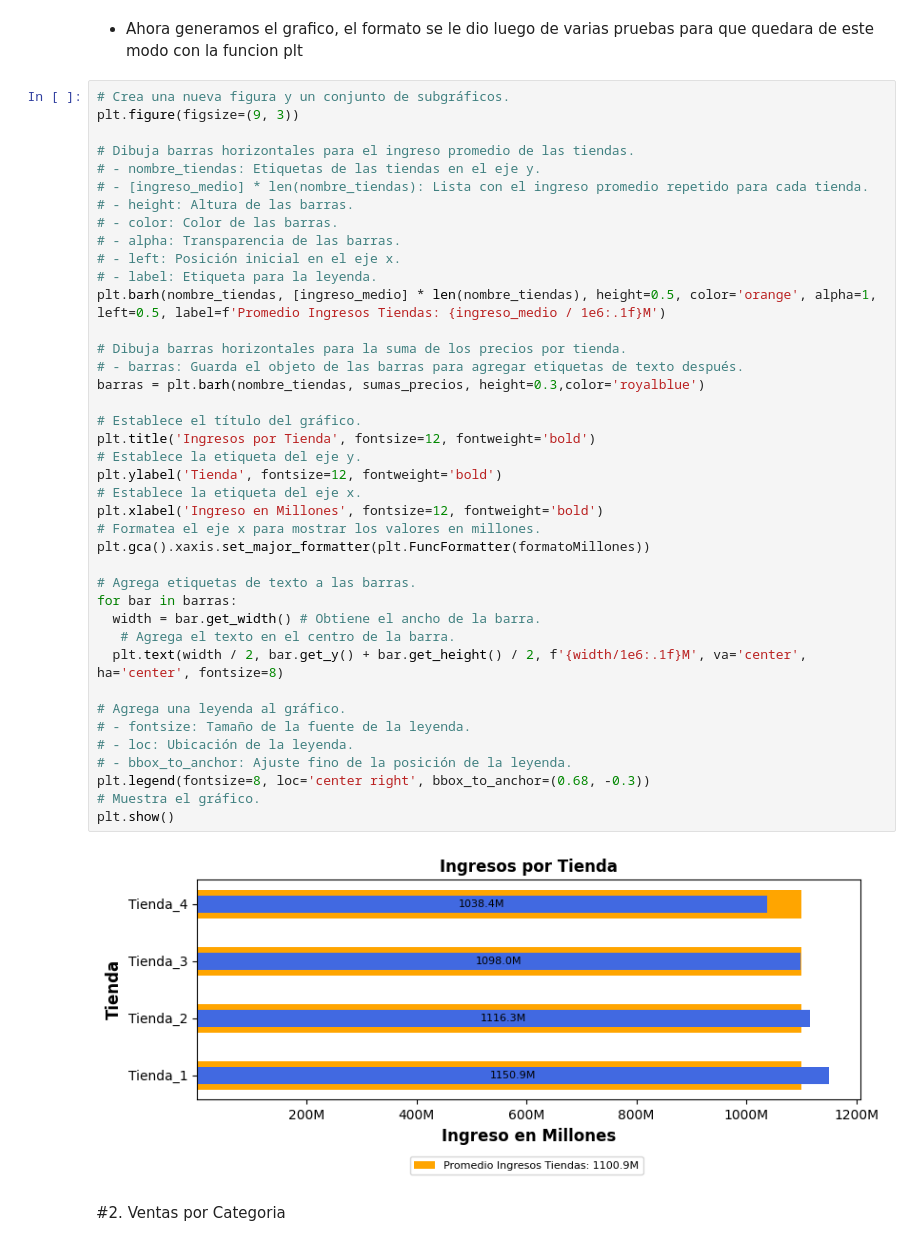
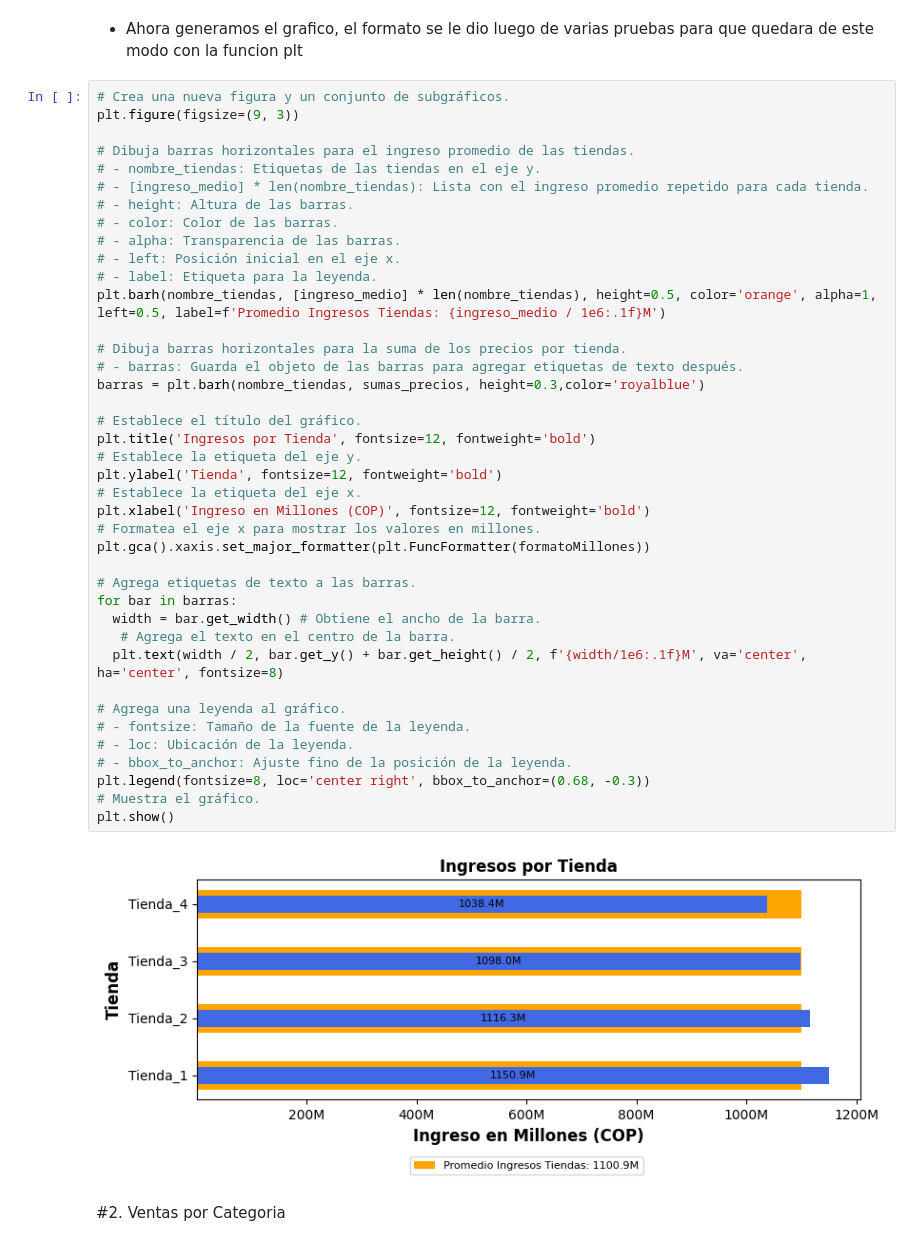
Before and after one commit to RafaelRomeroTechDev/Challeger_Amigo_Secreto, a Jupyter notebook: Challenge_Alura_Store_Rafael_Romero.ipynb, the cells around one changed output. Saved outputs shown, nothing was run; the diff lists cells and outputs as text.

```diff
--- a/Challenge_Alura_Store_Rafael_Romero.ipynb
+++ b/Challenge_Alura_Store_Rafael_Romero.ipynb
@@ -103,35 +103,35 @@ plt.figure(figsize=(9, 3))
 # - left: Posición inicial en el eje x.
 # - label: Etiqueta para la leyenda.
 plt.barh(nombre_tiendas, [ingreso_medio] * len(nombre_tiendas), height=0.5, color='orange', alpha=1, left=0.5, label=f'Promedio Ingresos Tiendas: {ingreso_medio / 1e6:.1f}M')
 
 # Dibuja barras horizontales para la suma de los precios por tienda.
 # - barras: Guarda el objeto de las barras para agregar etiquetas de texto después.
 barras = plt.barh(nombre_tiendas, sumas_precios, height=0.3,color='royalblue')
 
 # Establece el título del gráfico.
 plt.title('Ingresos por Tienda', fontsize=12, fontweight='bold')
 # Establece la etiqueta del eje y.
 plt.ylabel('Tienda', fontsize=12, fontweight='bold')
 # Establece la etiqueta del eje x.
-plt.xlabel('Ingreso en Millones', fontsize=12, fontweight='bold')
+plt.xlabel('Ingreso en Millones (COP)', fontsize=12, fontweight='bold')
 # Formatea el eje x para mostrar los valores en millones.
 plt.gca().xaxis.set_major_formatter(plt.FuncFormatter(formatoMillones))
 
 # Agrega etiquetas de texto a las barras.
 for bar in barras:
   width = bar.get_width() # Obtiene el ancho de la barra.
    # Agrega el texto en el centro de la barra.
   plt.text(width / 2, bar.get_y() + bar.get_height() / 2, f'{width/1e6:.1f}M', va='center', ha='center', fontsize=8)
 
 # Agrega una leyenda al gráfico.
 # - fontsize: Tamaño de la fuente de la leyenda.
 # - loc: Ubicación de la leyenda.
 # - bbox_to_anchor: Ajuste fino de la posición de la leyenda.
 plt.legend(fontsize=8, loc='center right', bbox_to_anchor=(0.68, -0.3))
 # Muestra el gráfico.
 plt.show()
 # %% [output]
-[figure, old version]
+[figure, new version]
 # %% [markdown]
 #2. Ventas por Categoria
 # %% [markdown]
```
Also changed, not shown: parts of 7 cells of this notebook.
